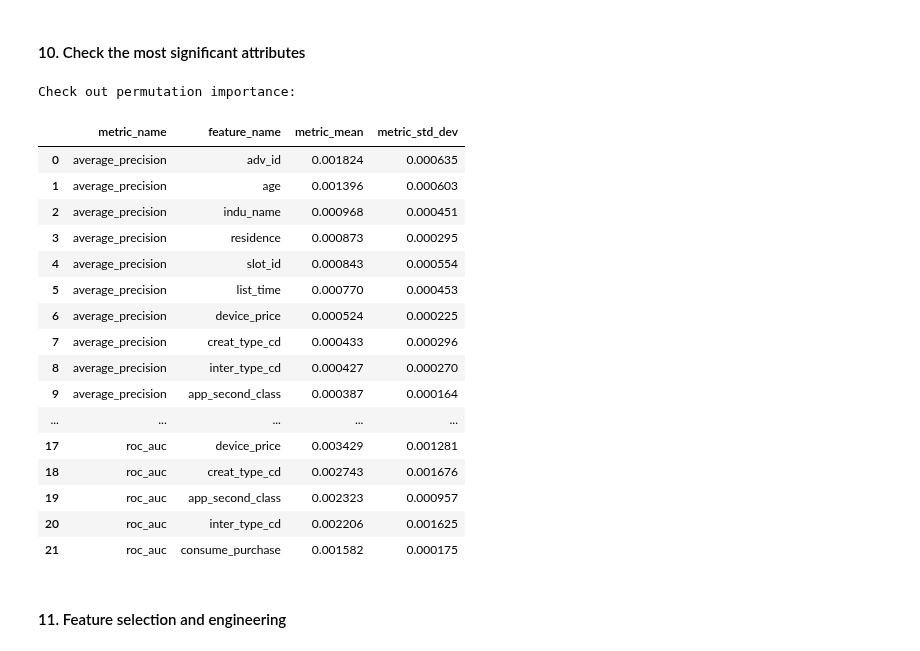
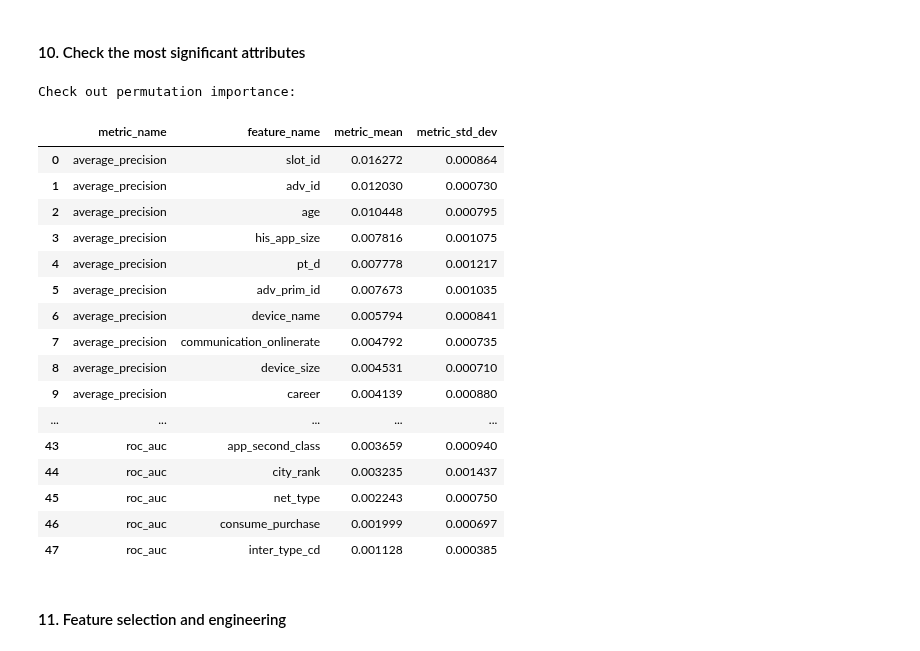
Before and after one commit to LiyangSong/Advertisement-CTR-Prediction, a Jupyter notebook: jupyter/model_exp_ab.ipynb, the cells around one changed output. Cells and saved outputs as stored; diff of their text form; code cells hidden in the pictures.

```diff
--- a/jupyter/model_exp_ab.ipynb
+++ b/jupyter/model_exp_ab.ipynb
@@ -251,31 +251,31 @@ Check Precision-Recall Curve and Average Precision Score
 # %%
 perm_results_df = bin_class_utils.check_out_permutation_importance(
     composite_estimator,
-    validation_cap_x_df,
-    validation_y_df,
+    train_cap_x_df,
+    train_y_df,
     PERMUTATION_IMPORTANCE_RANDOM_STATE,
     PERMUTATION_SCORING_LIST
 )
 perm_results_df
 # %% [output]
 Check out permutation importance:
 |  | metric_name | feature_name | metric_mean | metric_std_dev |
-| 0 | average_precision | adv_id | 0.001824 | 0.000635 |
-| 1 | average_precision | age | 0.001396 | 0.000603 |
-| 2 | average_precision | indu_name | 0.000968 | 0.000451 |
-| 3 | average_precision | residence | 0.000873 | 0.000295 |
-| 4 | average_precision | slot_id | 0.000843 | 0.000554 |
-| 5 | average_precision | list_time | 0.000770 | 0.000453 |
-| 6 | average_precision | device_price | 0.000524 | 0.000225 |
-| 7 | average_precision | creat_type_cd | 0.000433 | 0.000296 |
-| 8 | average_precision | inter_type_cd | 0.000427 | 0.000270 |
-| 9 | average_precision | app_second_class | 0.000387 | 0.000164 |
+| 0 | average_precision | slot_id | 0.016272 | 0.000864 |
+| 1 | average_precision | adv_id | 0.012030 | 0.000730 |
+| 2 | average_precision | age | 0.010448 | 0.000795 |
+| 3 | average_precision | his_app_size | 0.007816 | 0.001075 |
+| 4 | average_precision | pt_d | 0.007778 | 0.001217 |
+| 5 | average_precision | adv_prim_id | 0.007673 | 0.001035 |
+| 6 | average_precision | device_name | 0.005794 | 0.000841 |
+| 7 | average_precision | communication_onlinerate | 0.004792 | 0.000735 |
+| 8 | average_precision | device_size | 0.004531 | 0.000710 |
+| 9 | average_precision | career | 0.004139 | 0.000880 |
 | ... | ... | ... | ... | ... |
-| 17 | roc_auc | device_price | 0.003429 | 0.001281 |
-| 18 | roc_auc | creat_type_cd | 0.002743 | 0.001676 |
-| 19 | roc_auc | app_second_class | 0.002323 | 0.000957 |
-| 20 | roc_auc | inter_type_cd | 0.002206 | 0.001625 |
-| 21 | roc_auc | consume_purchase | 0.001582 | 0.000175 |
+| 43 | roc_auc | app_second_class | 0.003659 | 0.000940 |
+| 44 | roc_auc | city_rank | 0.003235 | 0.001437 |
+| 45 | roc_auc | net_type | 0.002243 | 0.000750 |
+| 46 | roc_auc | consume_purchase | 0.001999 | 0.000697 |
+| 47 | roc_auc | inter_type_cd | 0.001128 | 0.000385 |
 # %% [markdown]
 #### 11. Feature selection and engineering
 # %%
```
Also changed, not shown: parts of 6 cells of this notebook, 5 other files.
